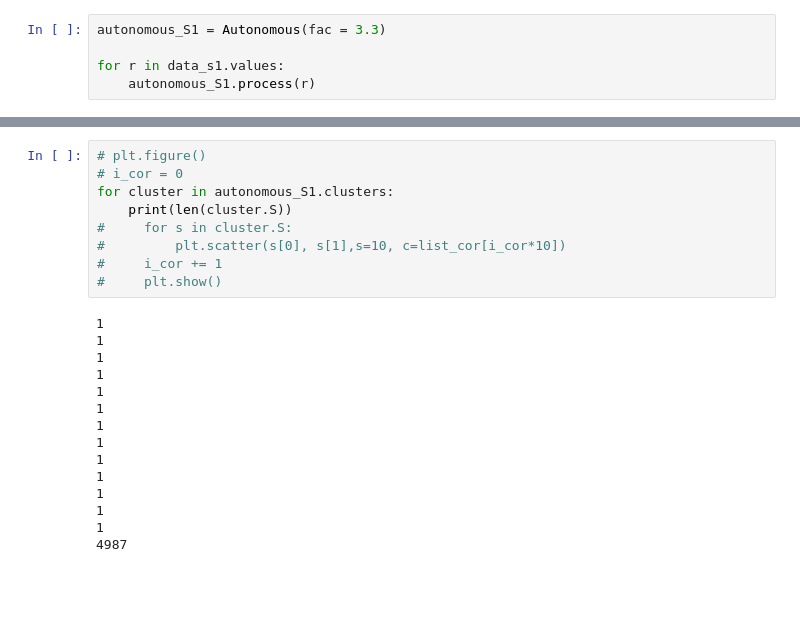
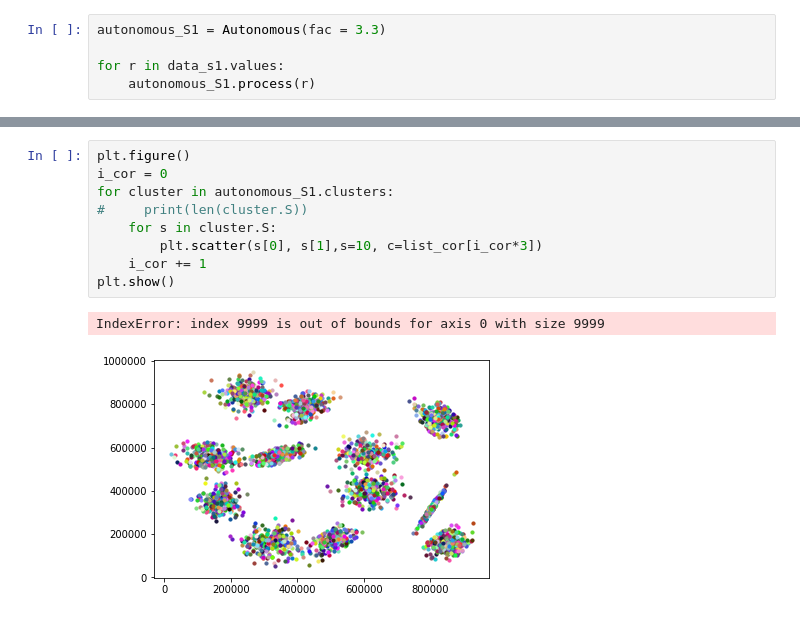
Before and after one commit to AndressaStefany/algorithm_autonomous, a Jupyter notebook: code/al_autonomous.ipynb, the cells around one changed output, grey strips where cells are left out. Saved outputs shown, nothing was run; the diff lists cells and outputs as text; blank space fills up the shorter version.

```diff
--- a/code/al_autonomous.ipynb
+++ b/code/al_autonomous.ipynb
@@ -150,24 +140,12 @@ plt.show()
 # %%
-# plt.figure()
-# i_cor = 0
+plt.figure()
+i_cor = 0
 for cluster in autonomous_S1.clusters:
-    print(len(cluster.S))
-#     for s in cluster.S:
-#         plt.scatter(s[0], s[1],s=10, c=list_cor[i_cor*10])
-#     i_cor += 1
-#     plt.show()
+#     print(len(cluster.S))
+    for s in cluster.S:
+        plt.scatter(s[0], s[1],s=10, c=list_cor[i_cor*3])
+    i_cor += 1
+plt.show()
 # %% [output]
-1
-1
-1
-1
-1
-1
-1
-1
-1
-1
-1
-1
-1
-4987
+IndexError: index 9999 is out of bounds for axis 0 with size 9999
+[figure, added]
```
Also changed, not shown: parts of 7 cells of this notebook, 3 other files.
